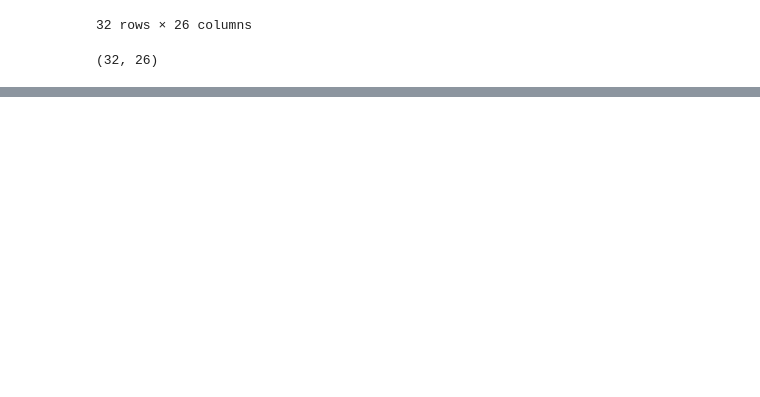
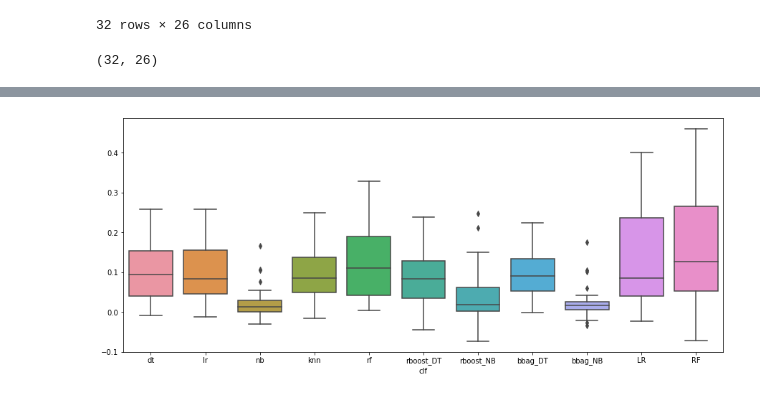
Before and after one commit to Shihab-Shahriar/analytics, a Jupyter notebook: Imb X Classifier - Analysis.ipynb, the cells around one changed output, grey strips where cells are left out. Drawn from its saved outputs; the diff is of its cells as text; code cells hidden in the pictures; blank space fills up the shorter version.

```diff
--- a/Imb X Classifier - Analysis.ipynb
+++ b/Imb X Classifier - Analysis.ipynb
@@ -112,0 +123,5 @@ res.mean(level=1,axis=1).mean()
+# %%
+plt.figure(figsize=(15,6))
+sns.boxplot(data=mat.mean(level=1,axis=1));
+# %% [output]
+[figure, added]
```
Also changed, not shown: parts of 11 cells of this notebook, 5 other files.
